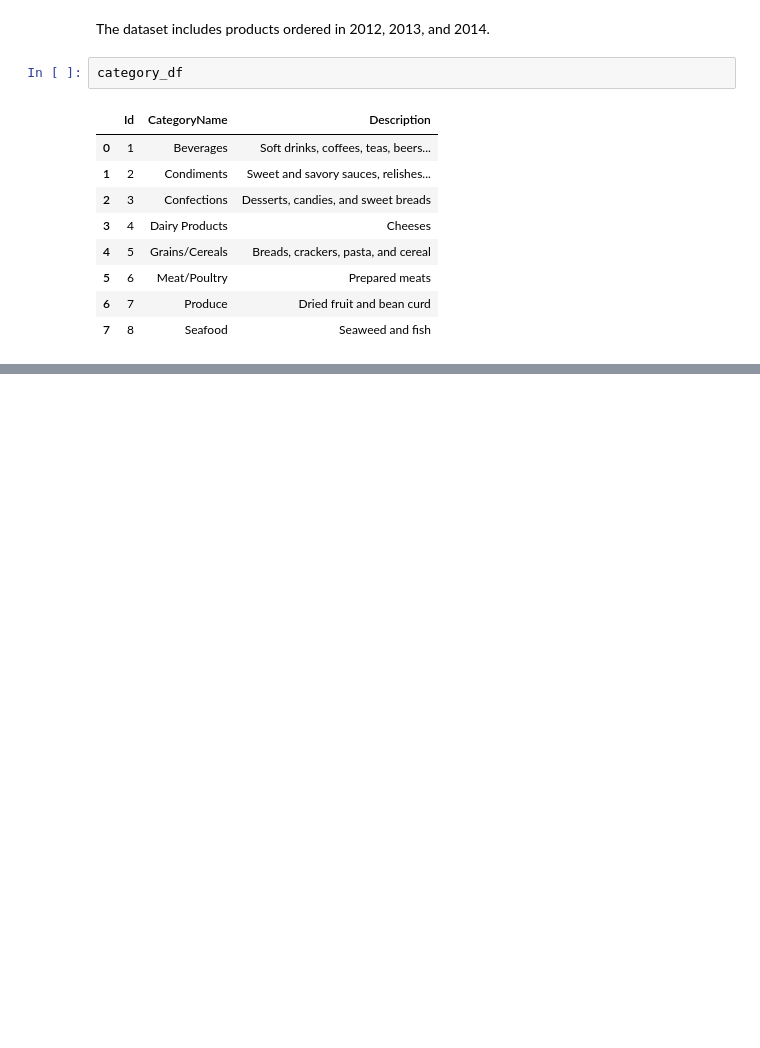
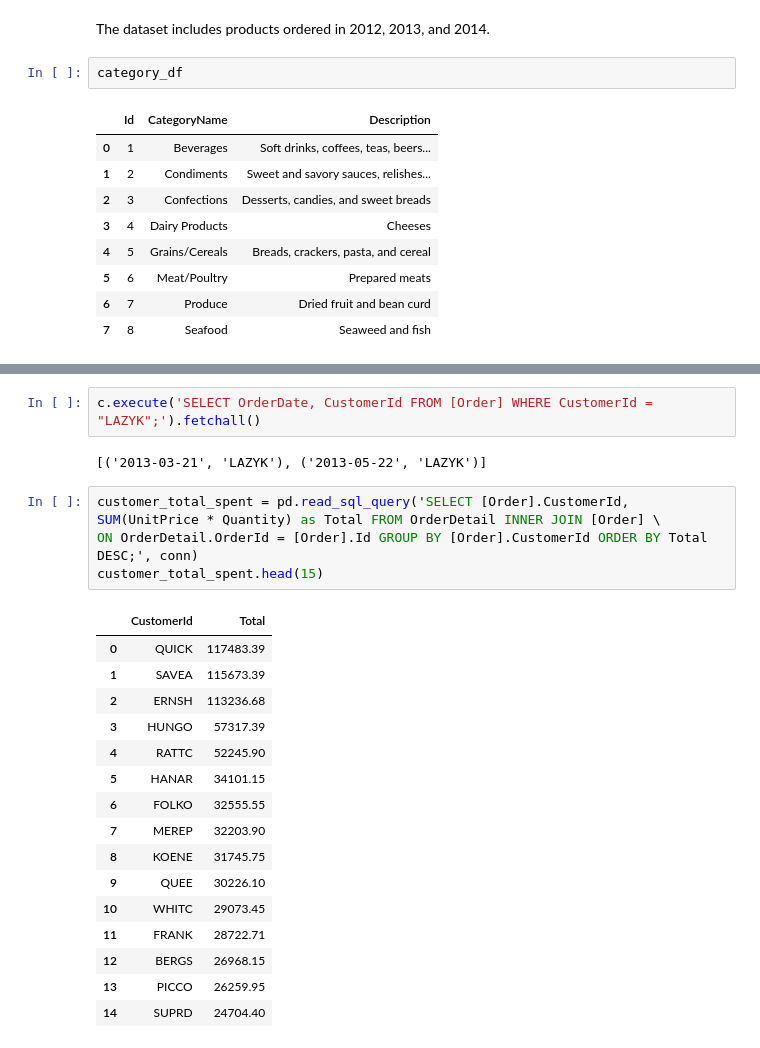
Before and after one commit to MagicMilly/dsc-2-final-project-online-ds-ft-100118, a Jupyter notebook: student.ipynb, the cells around one changed output, grey strips where cells are left out. Saved outputs shown, nothing was run; the diff lists cells and outputs as text; blank space fills up the shorter version.

Commit message:
exploring customers and how much monay monay monay they've spent

```diff
--- a/student.ipynb
+++ b/student.ipynb
@@ -824,0 +927,25 @@ category_df
+# %%
+c.execute('SELECT OrderDate, CustomerId FROM [Order] WHERE CustomerId = "LAZYK";').fetchall()
+# %% [output]
+[('2013-03-21', 'LAZYK'), ('2013-05-22', 'LAZYK')]
+# %%
+customer_total_spent = pd.read_sql_query('SELECT [Order].CustomerId, SUM(UnitPrice * Quantity) as Total FROM OrderDetail INNER JOIN [Order] \
+ON OrderDetail.OrderId = [Order].Id GROUP BY [Order].CustomerId ORDER BY Total DESC;', conn)
+customer_total_spent.head(15)
+# %% [output]
+|  | CustomerId | Total |
+| 0 | QUICK | 117483.39 |
+| 1 | SAVEA | 115673.39 |
+| 2 | ERNSH | 113236.68 |
+| 3 | HUNGO | 57317.39 |
+| 4 | RATTC | 52245.90 |
+| 5 | HANAR | 34101.15 |
+| 6 | FOLKO | 32555.55 |
+| 7 | MEREP | 32203.90 |
+| 8 | KOENE | 31745.75 |
+| 9 | QUEE | 30226.10 |
+| 10 | WHITC | 29073.45 |
+| 11 | FRANK | 28722.71 |
+| 12 | BERGS | 26968.15 |
+| 13 | PICCO | 26259.95 |
+| 14 | SUPRD | 24704.40 |
```
Also changed, not shown: parts of 7 cells of this notebook.
